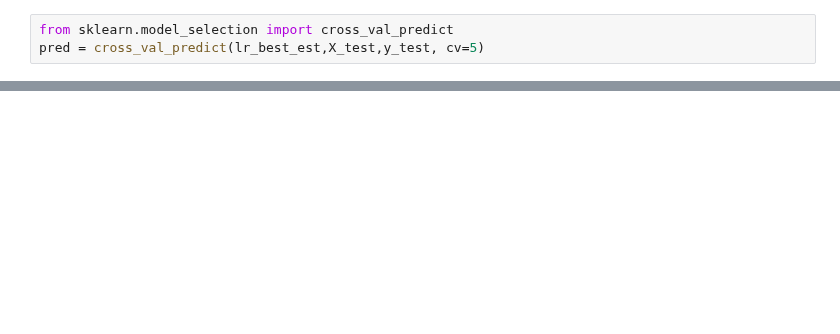
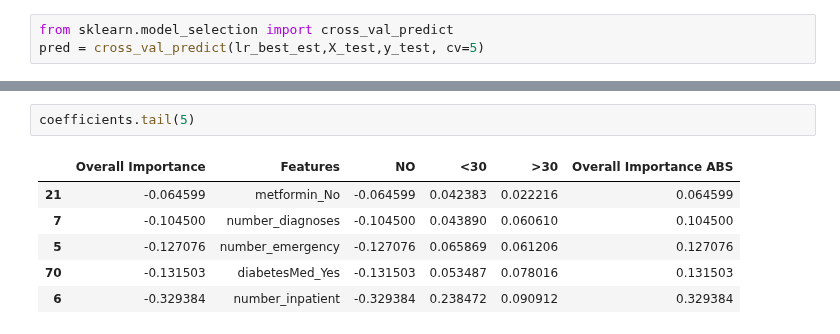
Before and after one commit to scottdyl/qtw, a Jupyter notebook: case study 2/Dylan/CaseStudy2_D.ipynb, the cells around one changed output, grey strips where cells are left out. Drawn from its saved outputs; the diff is of its cells as text; blank space fills up the shorter version.

```diff
--- a/case study 2/Dylan/CaseStudy2_D.ipynb
+++ b/case study 2/Dylan/CaseStudy2_D.ipynb
@@ -345,0 +349,9 @@ feature_importances
+# %%
+coefficients.tail(5)
+# %% [output]
+|  | Overall Importance | Features | NO | <30 | >30 | Overall Importance ABS |
+| 21 | -0.064599 | metformin_No | -0.064599 | 0.042383 | 0.022216 | 0.064599 |
+| 7 | -0.104500 | number_diagnoses | -0.104500 | 0.043890 | 0.060610 | 0.104500 |
+| 5 | -0.127076 | number_emergency | -0.127076 | 0.065869 | 0.061206 | 0.127076 |
+| 70 | -0.131503 | diabetesMed_Yes | -0.131503 | 0.053487 | 0.078016 | 0.131503 |
+| 6 | -0.329384 | number_inpatient | -0.329384 | 0.238472 | 0.090912 | 0.329384 |
```
Also changed, not shown: parts of 15 cells of this notebook, 2 other files.
